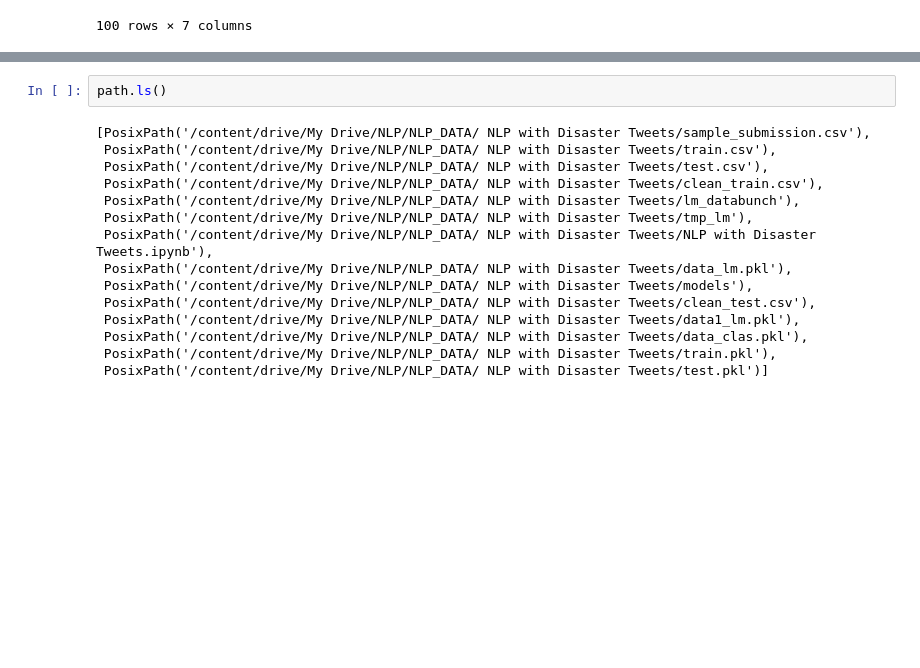
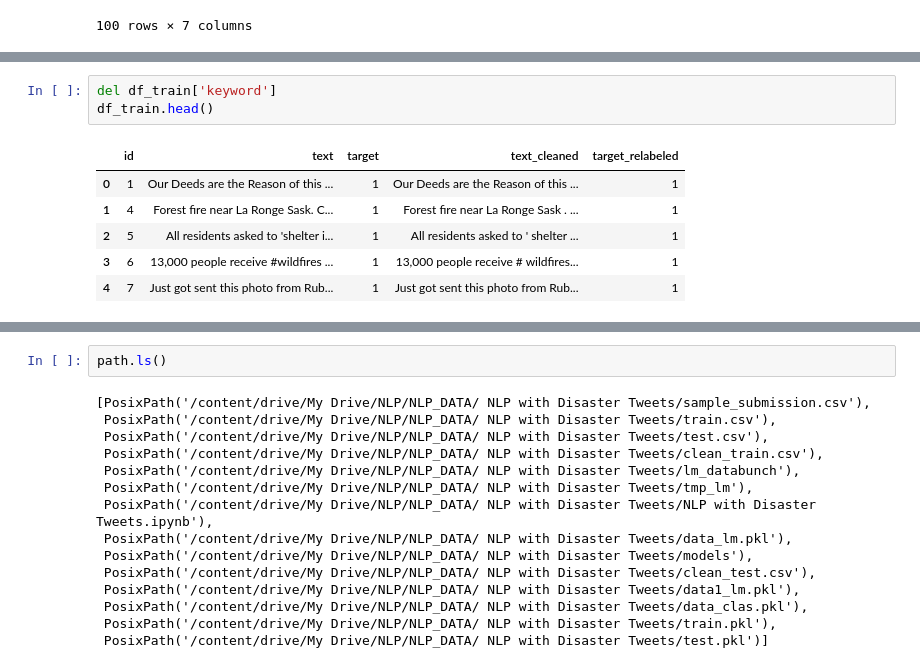
Before and after one commit to rajibmondal/Projects.NLP, a Jupyter notebook: NLP_with_Disaster_Tweets.ipynb, the cells around one changed output, grey strips where cells are left out. Cells and saved outputs as stored; diff of their text form; blank space fills up the shorter version.

```diff
--- a/NLP_with_Disaster_Tweets.ipynb
+++ b/NLP_with_Disaster_Tweets.ipynb
@@ -349,0 +372,10 @@ AttributeError: ignored
+# %%
+del df_train['keyword']
+df_train.head()
+# %% [output]
+|  | id | text | target | text_cleaned | target_relabeled |
+| 0 | 1 | Our Deeds are the Reason of this ... | 1 | Our Deeds are the Reason of this ... | 1 |
+| 1 | 4 | Forest fire near La Ronge Sask. C... | 1 | Forest fire near La Ronge Sask . ... | 1 |
+| 2 | 5 | All residents asked to 'shelter i... | 1 | All residents asked to ' shelter ... | 1 |
+| 3 | 6 | 13,000 people receive #wildfires ... | 1 | 13,000 people receive # wildfires... | 1 |
+| 4 | 7 | Just got sent this photo from Rub... | 1 | Just got sent this photo from Rub... | 1 |
```
Also changed, not shown: parts of 6 cells of this notebook.
